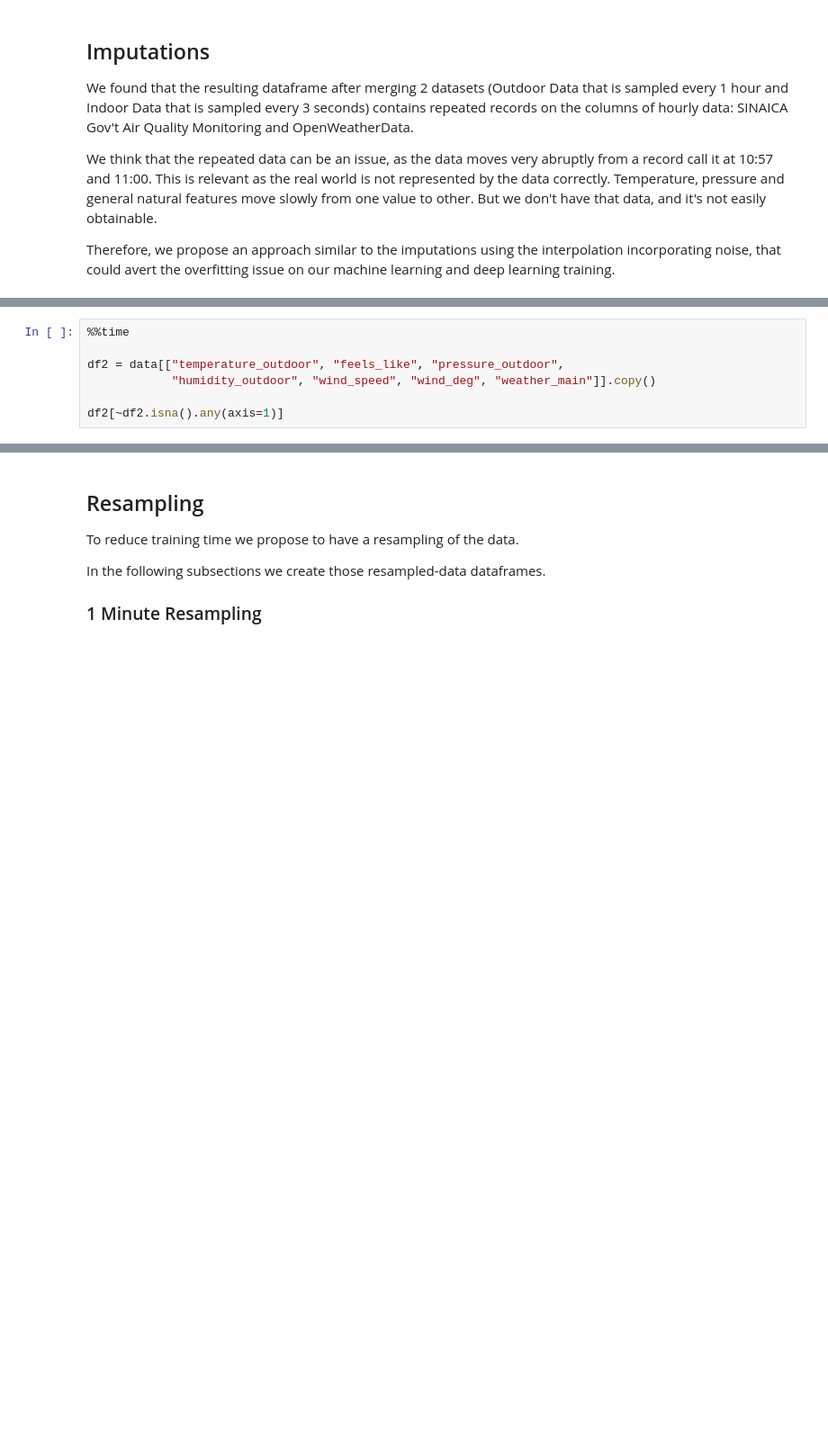
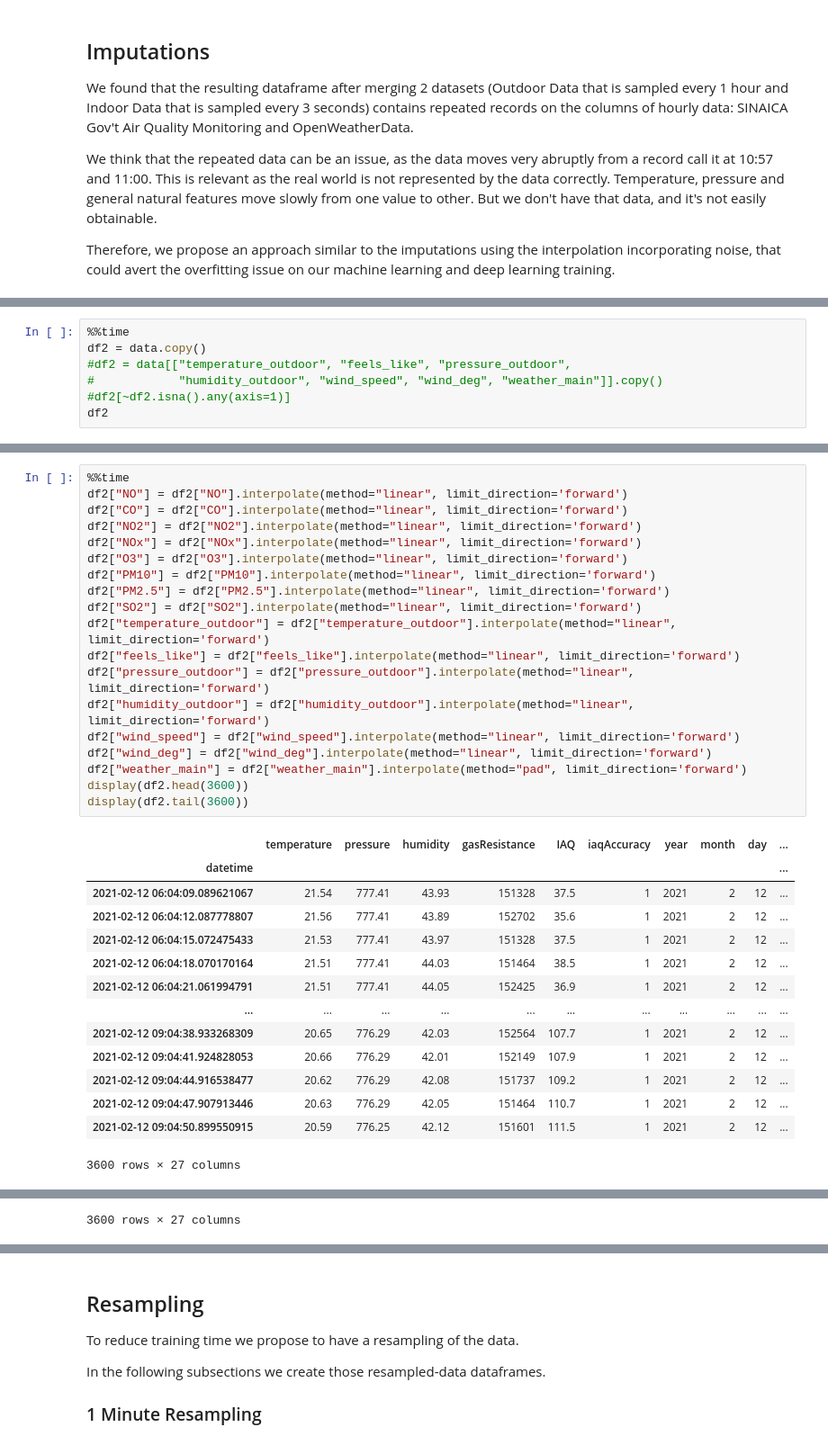
Before and after one commit to philwebsurfer/dlfinal, a Jupyter notebook: paper05_data_aggregation.ipynb, the cells around one changed output, grey strips where cells are left out. Shown: that part at 90% size. Saved outputs shown, nothing was run; the diff lists cells and outputs as text; blank space fills up the shorter version.

Commit message:
update renderd file: paper05_data_aggregation.ipynb

```diff
--- a/paper05_data_aggregation.ipynb
+++ b/paper05_data_aggregation.ipynb
@@ -232,8 +339,8 @@ Therefore, we propose an approach similar to the imputations using the interpola
 # %%
 %%time
-
-df2 = data[["temperature_outdoor", "feels_like", "pressure_outdoor",
-            "humidity_outdoor", "wind_speed", "wind_deg", "weather_main"]].copy()
-
-df2[~df2.isna().any(axis=1)]
+df2 = data.copy()
+#df2 = data[["temperature_outdoor", "feels_like", "pressure_outdoor",
+#            "humidity_outdoor", "wind_speed", "wind_deg", "weather_main"]].copy()
+#df2[~df2.isna().any(axis=1)]
+df2
 # %% [output]
@@ -326,0 +363,34 @@ sinaica2 = sinaica2.loc[1:].reset_index(drop=True)
+# %%
+%%time
+df2["NO"] = df2["NO"].interpolate(method="linear", limit_direction='forward')
+df2["CO"] = df2["CO"].interpolate(method="linear", limit_direction='forward')
+df2["NO2"] = df2["NO2"].interpolate(method="linear", limit_direction='forward')
+df2["NOx"] = df2["NOx"].interpolate(method="linear", limit_direction='forward')
+df2["O3"] = df2["O3"].interpolate(method="linear", limit_direction='forward')
+df2["PM10"] = df2["PM10"].interpolate(method="linear", limit_direction='forward')
+df2["PM2.5"] = df2["PM2.5"].interpolate(method="linear", limit_direction='forward')
+df2["SO2"] = df2["SO2"].interpolate(method="linear", limit_direction='forward')
+df2["temperature_outdoor"] = df2["temperature_outdoor"].interpolate(method="linear", limit_direction='forward')
+df2["feels_like"] = df2["feels_like"].interpolate(method="linear", limit_direction='forward')
+df2["pressure_outdoor"] = df2["pressure_outdoor"].interpolate(method="linear", limit_direction='forward')
+df2["humidity_outdoor"] = df2["humidity_outdoor"].interpolate(method="linear", limit_direction='forward')
+df2["wind_speed"] = df2["wind_speed"].interpolate(method="linear", limit_direction='forward')
+df2["wind_deg"] = df2["wind_deg"].interpolate(method="linear", limit_direction='forward')
+df2["weather_main"] = df2["weather_main"].interpolate(method="pad", limit_direction='forward')
+display(df2.head(3600))
+display(df2.tail(3600))
+# %% [output]
+|  | temperature | pressure | humidity | gasResistance | IAQ | iaqAccuracy | year | month | day | ... |
+| datetime |  |  |  |  |  |  |  |  |  | ... |
+| 2021-02-12 06:04:09.089621067 | 21.54 | 777.41 | 43.93 | 151328 | 37.5 | 1 | 2021 | 2 | 12 | ... |
+| 2021-02-12 06:04:12.087778807 | 21.56 | 777.41 | 43.89 | 152702 | 35.6 | 1 | 2021 | 2 | 12 | ... |
+| 2021-02-12 06:04:15.072475433 | 21.53 | 777.41 | 43.97 | 151328 | 37.5 | 1 | 2021 | 2 | 12 | ... |
+| 2021-02-12 06:04:18.070170164 | 21.51 | 777.41 | 44.03 | 151464 | 38.5 | 1 | 2021 | 2 | 12 | ... |
+| 2021-02-12 06:04:21.061994791 | 21.51 | 777.41 | 44.05 | 152425 | 36.9 | 1 | 2021 | 2 | 12 | ... |
+| ... | ... | ... | ... | ... | ... | ... | ... | ... | ... | ... |
+| 2021-02-12 09:04:38.933268309 | 20.65 | 776.29 | 42.03 | 152564 | 107.7 | 1 | 2021 | 2 | 12 | ... |
+| 2021-02-12 09:04:41.924828053 | 20.66 | 776.29 | 42.01 | 152149 | 107.9 | 1 | 2021 | 2 | 12 | ... |
+| 2021-02-12 09:04:44.916538477 | 20.62 | 776.29 | 42.08 | 151737 | 109.2 | 1 | 2021 | 2 | 12 | ... |
+| 2021-02-12 09:04:47.907913446 | 20.63 | 776.29 | 42.05 | 151464 | 110.7 | 1 | 2021 | 2 | 12 | ... |
+| 2021-02-12 09:04:50.899550915 | 20.59 | 776.25 | 42.12 | 151601 | 111.5 | 1 | 2021 | 2 | 12 | ... |
+3600 rows × 27 columns
@@ -326,0 +410 @@ sinaica2 = sinaica2.loc[1:].reset_index(drop=True)
+3600 rows × 27 columns
```
Also changed, not shown: parts of 13 cells of this notebook, 2 other files.
